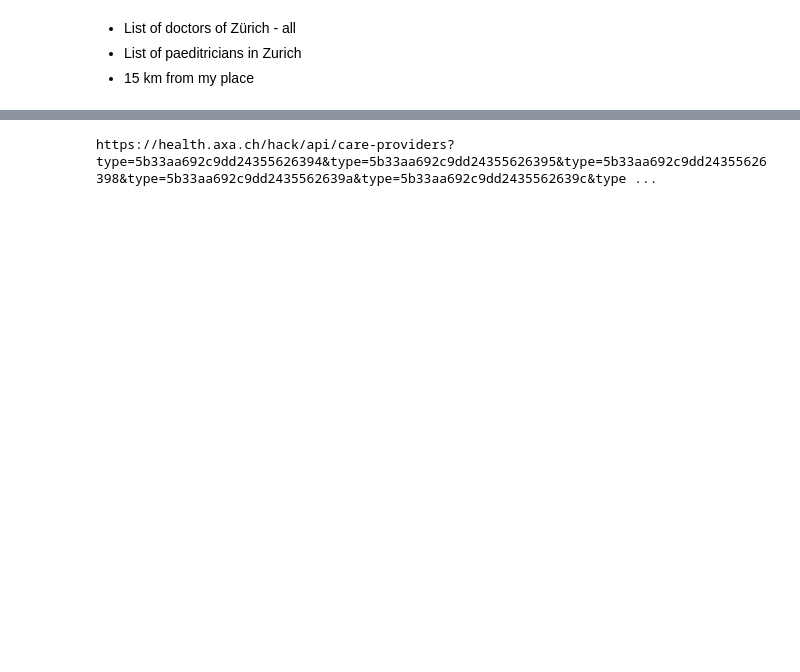
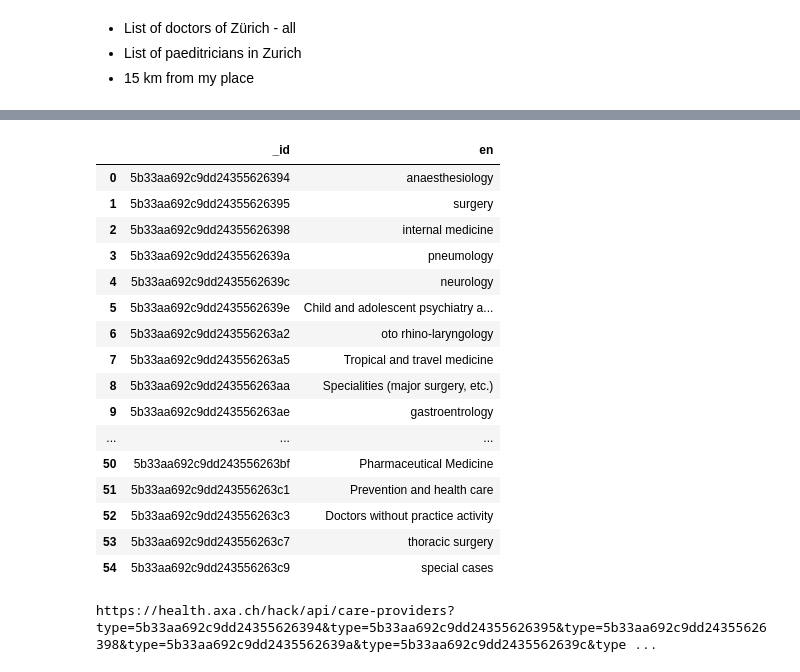
Before and after one commit to DominikStefancik/Smart-medical-assistant, a Jupyter notebook: Data Exploration.ipynb, the cells around one changed output, grey strips where cells are left out. Saved outputs shown, nothing was run; the diff lists cells and outputs as text; code cells hidden in the pictures; blank space fills up the shorter version.

Commit message:
type values added

```diff
--- a/Data Exploration.ipynb
+++ b/Data Exploration.ipynb
@@ -59,6 +68,31 @@ url_q = url_q[:-6] #remove last &type=
 r_q = requests.get(url_q, headers={'Authorization' : 'cut canvas'})
 tab_q = json.loads(r_q.text)
 # print(tab_q)
+# %%
+phys_df = pd.DataFrame(columns=['_id','en'])
+for link in types_physicians.iloc[0]:
+    namevalue = types_df[types_df['_id']==link]['en'].iloc[0]
+    phys_df = phys_df.append({'_id' : link,'en': namevalue},ignore_index=True)
+# %%
+phys_df
+# %% [output]
+|  | _id | en |
+| 0 | 5b33aa692c9dd24355626394 | anaesthesiology |
+| 1 | 5b33aa692c9dd24355626395 | surgery |
+| 2 | 5b33aa692c9dd24355626398 | internal medicine |
+| 3 | 5b33aa692c9dd2435562639a | pneumology |
+| 4 | 5b33aa692c9dd2435562639c | neurology |
+| 5 | 5b33aa692c9dd2435562639e | Child and adolescent psychiatry a... |
+| 6 | 5b33aa692c9dd243556263a2 | oto rhino-laryngology |
+| 7 | 5b33aa692c9dd243556263a5 | Tropical and travel medicine |
+| 8 | 5b33aa692c9dd243556263aa | Specialities (major surgery, etc.) |
+| 9 | 5b33aa692c9dd243556263ae | gastroentrology |
+| ... | ... | ... |
+| 50 | 5b33aa692c9dd243556263bf | Pharmaceutical Medicine |
+| 51 | 5b33aa692c9dd243556263c1 | Prevention and health care |
+| 52 | 5b33aa692c9dd243556263c3 | Doctors without practice activity |
+| 53 | 5b33aa692c9dd243556263c7 | thoracic surgery |
+| 54 | 5b33aa692c9dd243556263c9 | special cases |
 # %%
 print(url_q)
 # %% [output]
```
Also changed, not shown: parts of 1 cell of this notebook.
